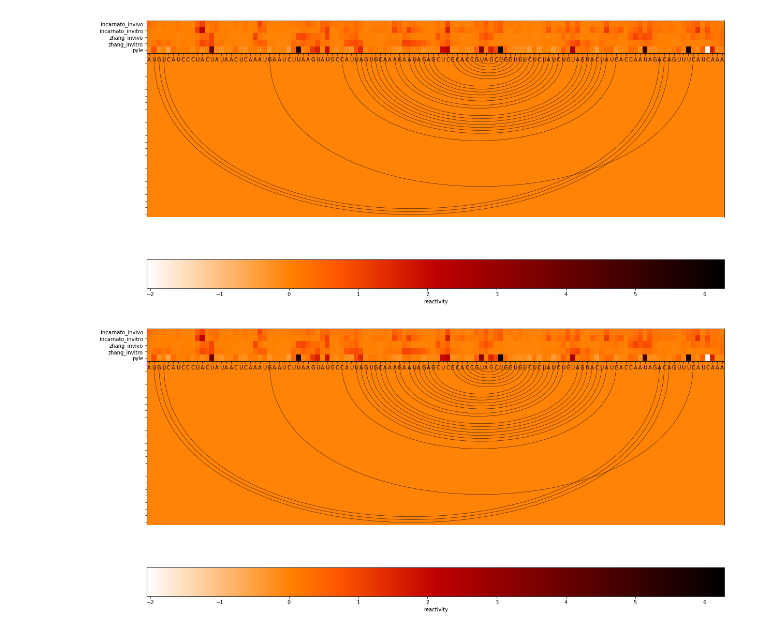
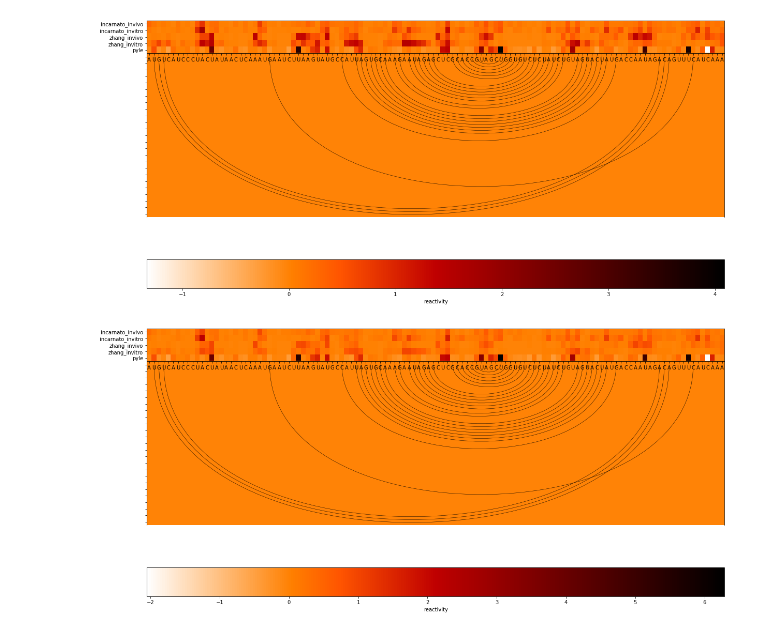
Before and after one commit to rkretsch/PK_research, a Jupyter notebook: notebooks/shape_correlation_pks.ipynb, the cells around one changed output. Drawn from its saved outputs; the diff is of its cells as text; code cells hidden in the pictures.

Commit message:
fixed up shape figure more

```diff
--- a/notebooks/shape_correlation_pks.ipynb
+++ b/notebooks/shape_correlation_pks.ipynb
@@ -24,9 +24,9 @@ def shape_lines_unnorm(shape_lines):
         elif number =='nan': #line added for 'nan' in dms shape
              all_shape_lines_no_nan.append('nan')
         else:
-            all_shape_lines_no_nan.append(number)
-    float_lines=[float(i) for i in all_shape_lines_no_nan]
-    return (float_lines)
+            all_shape_lines_no_nan.append(float(number))
+    #float_lines=[float(i) for i in all_shape_lines_no_nan]
+    return (all_shape_lines_no_nan)
 
 #Normalizing the shape data
 def normalize_shape(shape_reacs):
@@ -57,24 +57,42 @@ def normalize_shape(shape_reacs):
     # Scale dataset
     return shape_reacs/scalefactor
 
+# input is text file of any shape data set, output is normalized list of values in a list
 def get_normalized_shape_data(shape_filename):
 
+    # write shape text file to list
     shape_file = open("{}".format(shape_filename), "r")
-
     shape_data = shape_file.read()
     shape_data_list = shape_data.split("\n")
     shape_file.close()
 
-    normalized_shape_data = normalize_shape(shape_data_list)
+    for char in shape_data_list:
+        if char == '':
+            shape_data_list.remove('')
+
+    #convert unknown values to string 'nan'
+    shape_nan_list = shape_lines_unnorm(shape_data_list)
+
+    #convert string 'nan' to np.nan
+    shape_reacs = []
+    for char in shape_nan_list:
+        if char == 'nan':
+            shape_reacs.append(np.nan)
+        else:
+            shape_reacs.append(char)
+
+    # normalize shape data
+    normalized_shape_data = normalize_shape(shape_reacs).tolist()
     return normalized_shape_data
 
 
+
 df = pd.read_csv('/home/gnye8/Desktop/PK_research/pipeline_results/analysis_output/top_pks.csv')
-incarnato_invivo = get_shape_data('/home/gnye8/Desktop/PK_research/SSRP_work/shape_data/incarnato_invivo_reactivity-Copy1.csv')
-incarnato_invitro = get_shape_data('/home/gnye8/Desktop/PK_research/SSRP_work/shape_data/incarnato_invitro_reactivity-Copy1.csv')
-zhang_invivo = get_shape_data('/home/gnye8/Desktop/PK_research/SSRP_work/shape_data/zhang_invivo_reactivity-Copy1.csv')
-zhang_invitro = get_shape_data('/home/gnye8/Desktop/PK_research/SSRP_work/shape_data/zhang_invitro_reactivity-Copy1.csv')
-pyle = get_shape_data('/home/gnye8/Desktop/PK_research/SSRP_work/shape_data/pyle_reactivity-Copy1.csv')
+incarnato_invivo = get_normalized_shape_data('/home/gnye8/Desktop/PK_research/SSRP_work/shape_data/incarnato_invivo_reactivity-Copy1.csv')
+incarnato_invitro = get_normalized_shape_data('/home/gnye8/Desktop/PK_research/SSRP_work/shape_data/incarnato_invitro_reactivity-Copy1.csv')
+zhang_invivo = get_normalized_shape_data('/home/gnye8/Desktop/PK_research/SSRP_work/shape_data/zhang_invivo_reactivity-Copy1.csv')
+zhang_invitro = get_normalized_shape_data('/home/gnye8/Desktop/PK_research/SSRP_work/shape_data/zhang_invitro_reactivity-Copy1.csv')
+pyle = get_normalized_shape_data('/home/gnye8/Desktop/PK_research/SSRP_work/shape_data/pyle_reactivity-Copy1.csv')
 
 starts = df['start'].to_list()
 seqs = df['sequence'].to_list()
@@ -129,34 +147,34 @@ def draw_contact(i, j, ax,ystart,size_multiple):
 
 ## INPUTS
 seq = seqs[0]
 struct = structs[0]
 reacts = [shapes_incarnato_invivo[0], shapes_incarnato_invitro[0], shapes_zhang_invivo[0], shapes_zhang_invitro[0], shapes_pyle[0]]
 react_labels = ["incarnato_invivo","incarnato_invitro", "zhang_invivo", "zhang_invitro", "pyle"]
 num_white_space = 25 # increase if need more space at bottom for arc
 figsize_x = 20
 figsize_y = 10
 arc_offset = 0 # increase if arc needs to move more down
 arc_height = 0.3 # decrease if want arc shorter
 
 
 for i in range(num_white_space):
     reacts.append(np.zeros(len(seq)))
     react_labels.append("")
 
 plt.figure(figsize=(figsize_x,figsize_y))
 
 plt.imshow(reacts,cmap='gist_heat_r',aspect='auto')
 g=plt.yticks(list(range(len(reacts))),react_labels)
 g=plt.xticks(list(range(len(seq))),seq)
 plt.gca().spines['bottom'].set_position(('data', len(reacts)-0.5-num_white_space))
 bp_list = convert_dotbracket_to_bp_list(struct,allow_pseudoknots=True)
 for i,j in bp_list:
     draw_contact(i,j,plt.gca(),len(reacts)-num_white_space-arc_offset,arc_height)
 
 plt.colorbar(orientation='horizontal', label='reactivity')
 plt.savefig('TEST.png',dpi=150, bbox_inches='tight')
 # %% [output]
-[figure, old version]
+[figure, new version]
 # %%
 import pandas as pd
 import numpy as np
```
Also changed, not shown: parts of 5 cells of this notebook, 1 other file.
